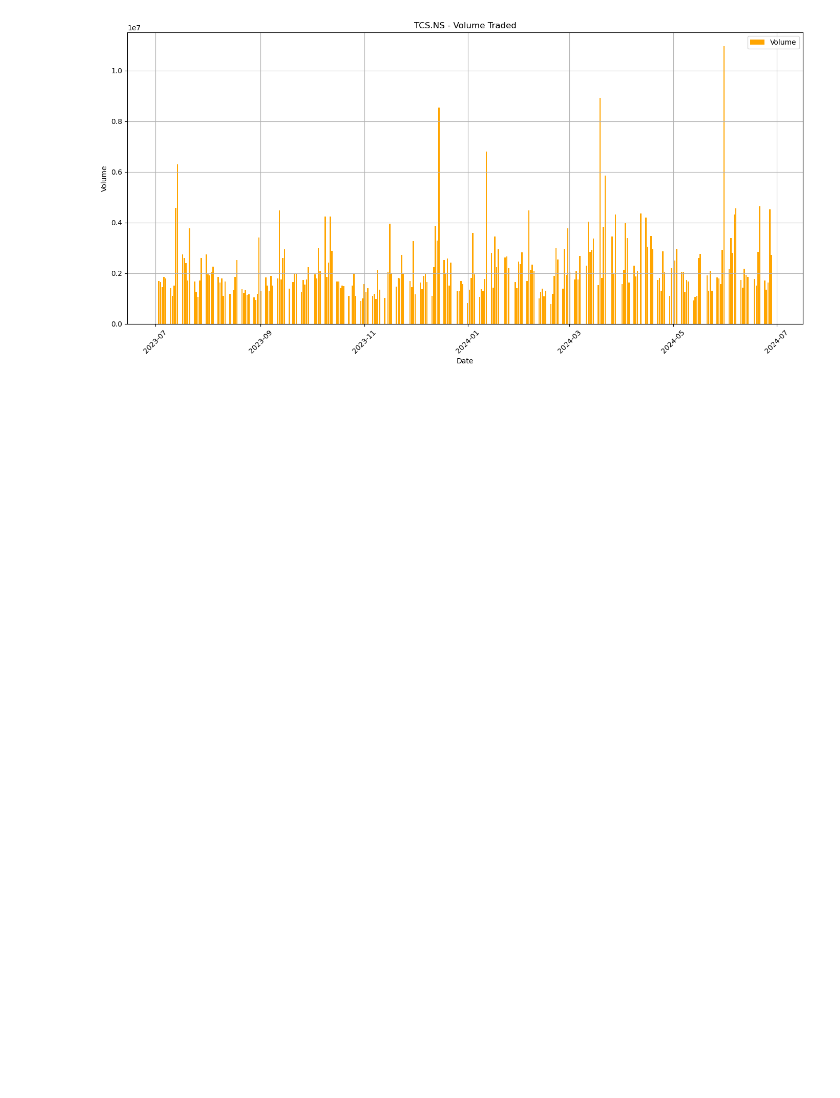
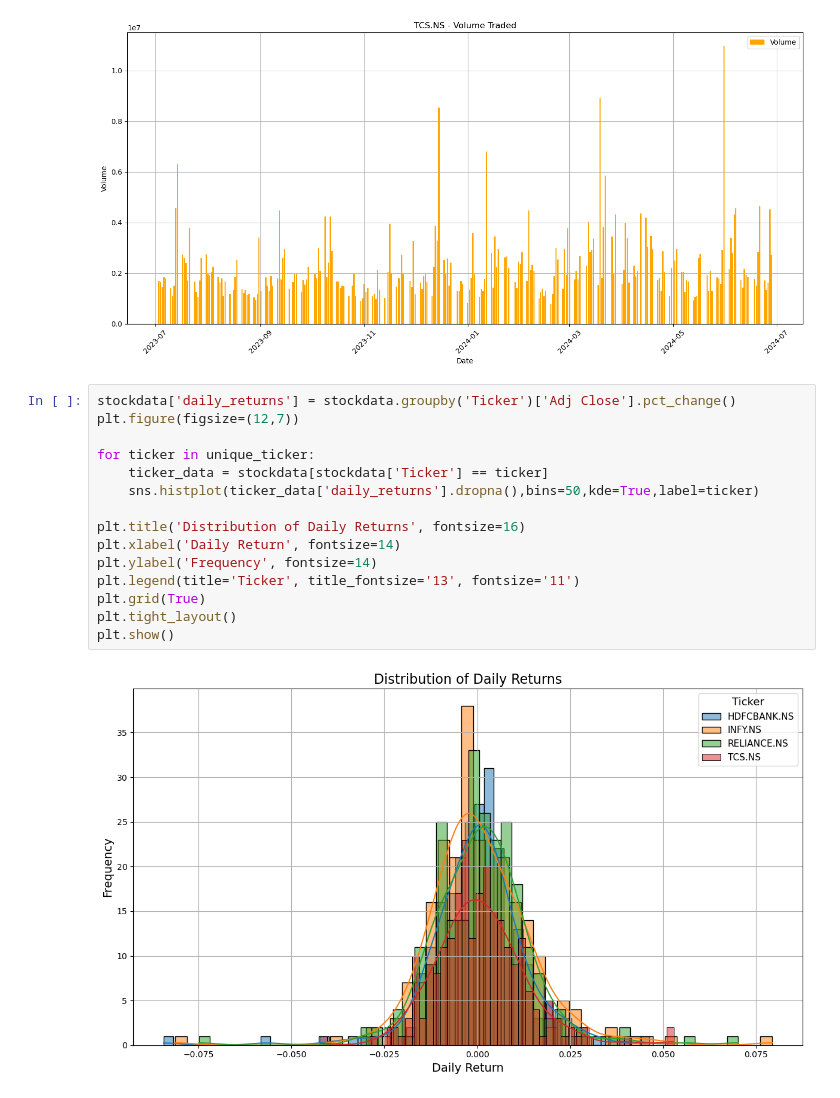
Before and after one commit to jagadabhijaswanth/Stock-Market-Portfolio-Optimization, a Jupyter notebook: Stock-Market-Portfolio-Optimization.ipynb, the cells around one changed output. Saved outputs shown, nothing was run; the diff lists cells and outputs as text; blank space fills up the shorter version.

Commit message:
daily returns

```diff
--- a/Stock-Market-Portfolio-Optimization.ipynb
+++ b/Stock-Market-Portfolio-Optimization.ipynb
@@ -202,3 +202,20 @@ for ticker in unique_ticker:
 [figure]
 [figure]
 [figure]
+# %%
+stockdata['daily_returns'] = stockdata.groupby('Ticker')['Adj Close'].pct_change()
+plt.figure(figsize=(12,7))
+
+for ticker in unique_ticker:
+    ticker_data = stockdata[stockdata['Ticker'] == ticker]
+    sns.histplot(ticker_data['daily_returns'].dropna(),bins=50,kde=True,label=ticker)
+
+plt.title('Distribution of Daily Returns', fontsize=16)
+plt.xlabel('Daily Return', fontsize=14)
+plt.ylabel('Frequency', fontsize=14)
+plt.legend(title='Ticker', title_fontsize='13', fontsize='11')
+plt.grid(True)
+plt.tight_layout()
+plt.show()
+# %% [output]
+[figure, added]
```
